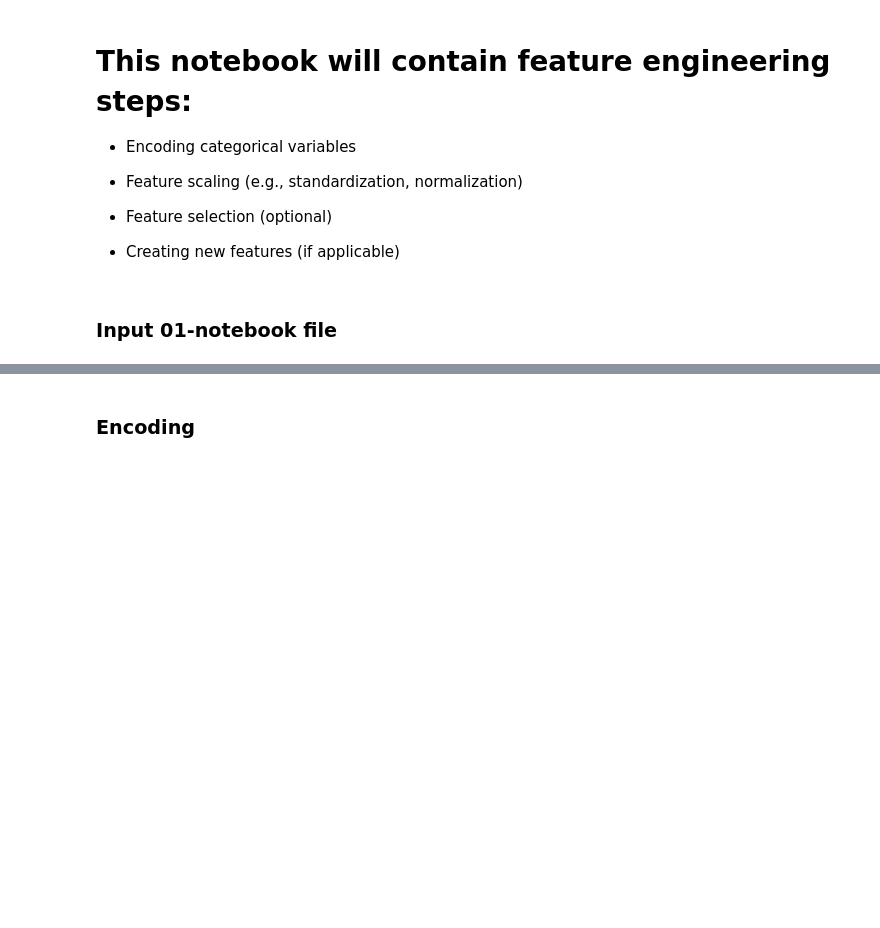
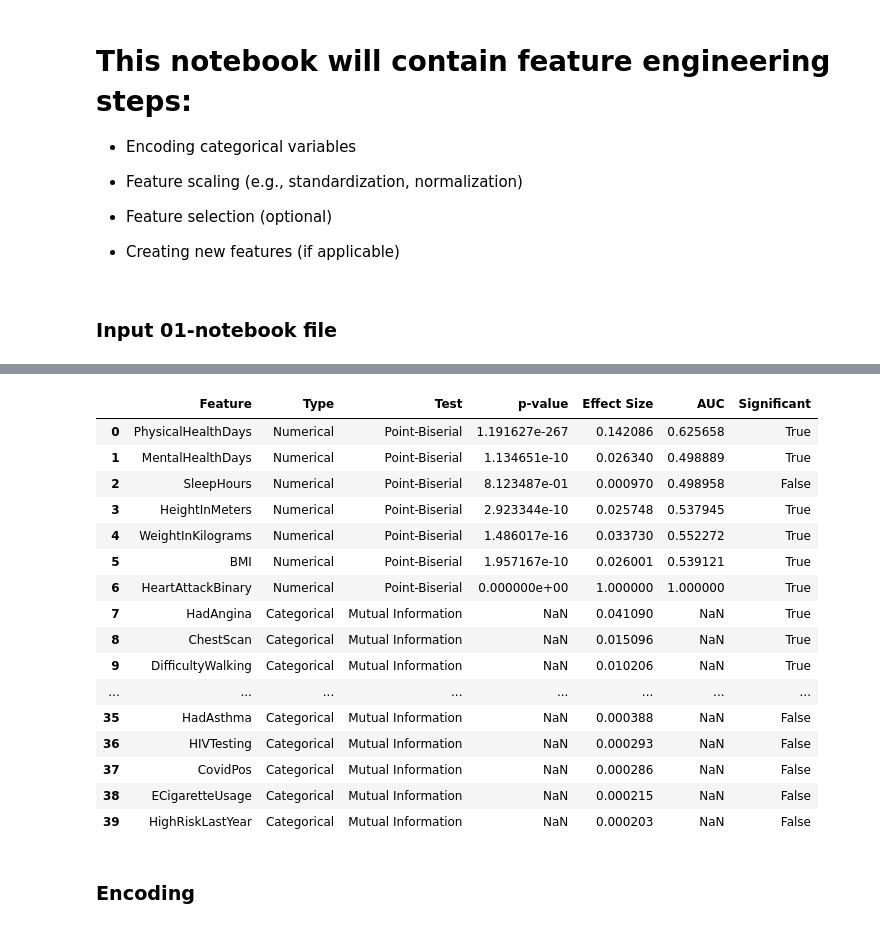
Before and after one commit to MaxChiu1122/ML-Project-with-Cathay-Life, a Jupyter notebook: notebooks/02_feature_engineering.ipynb, the cells around one changed output, grey strips where cells are left out. Drawn from its saved outputs; the diff is of its cells as text; code cells hidden in the pictures; blank space fills up the shorter version.

```diff
--- a/notebooks/02_feature_engineering.ipynb
+++ b/notebooks/02_feature_engineering.ipynb
@@ -52,3 +54,101 @@ memory usage: 145.0+ MB
+# %%
+from scipy.stats import pointbiserialr
+from sklearn.metrics import roc_auc_score
+from sklearn.feature_selection import mutual_info_classif
+
+
+# Convert binary target variable to numeric
+df["HadHeartAttack_bin"] = df["HadHeartAttack"].map({"Yes": 1, "No": 0})
+
+# Identify categorical and numerical features
+categorical_cols = df.select_dtypes(include="object").columns.drop("HadHeartAttack")
+numerical_cols = df.select_dtypes(include=["float64", "int64"]).columns.drop("HadHeartAttack_bin")
+
+results = []
+
+# Evaluate numerical features using point-biserial correlation and AUC
+for col in numerical_cols:
+    try:
+        temp = df[[col, "HadHeartAttack_bin"]].dropna()
+        if temp[col].nunique() > 1:
+            r, p_val = pointbiserialr(temp["HadHeartAttack_bin"], temp[col])
+            auc = roc_auc_score(temp["HadHeartAttack_bin"], temp[col])
+        else:
+            r, p_val, auc = np.nan, np.nan, np.nan
+    except:
+        r, p_val, auc = np.nan, np.nan, np.nan
+    results.append({
+        "Feature": col,
+        "Type": "Numerical",
+        "Test": "Point-Biserial",
+        "p-value": p_val,
+        "Effect Size": r,
+        "AUC": auc
+    })
+
+# One-hot encode categorical variables
+df_encoded = pd.get_dummies(df[categorical_cols], drop_first=True)
+mi_scores = mutual_info_classif(df_encoded, df["HadHeartAttack_bin"], discrete_features=True)
+
+# Store mutual information scores with corresponding original feature names
+mi_summary = pd.DataFrame({
+    "OneHotFeature": df_encoded.columns,
+    "Mutual Information": mi_scores
+})
+mi_summary["OriginalFeature"] = mi_summary["OneHotFeature"].apply(lambda x: x.split("_")[0])
+
+# Aggregate mutual information scores by original feature
+mi_aggregated = mi_summary.groupby("OriginalFeature").agg({
+    "Mutual Information": ["max", "mean"]
+}).reset_index()
+mi_aggregated.columns = ["Feature", "Max Mutual Info", "Avg Mutual Info"]
+mi_aggregated = mi_aggregated.sort_values("Max Mutual Info", ascending=False)
+
+# Append mutual information results to the results list
+for _, row in mi_aggregated.iterrows():
+    results.append({
+        "Feature": row["Feature"],
+        "Type": "Categorical",
+        "Test": "Mutual Information",
+        "p-value": np.nan,
+        "Effect Size": row["Max Mutual Info"],
+        "AUC": np.nan
+    })
+
+# Create final dataframe
+results_df = pd.DataFrame(results)
+
+# Determine significance
+def determine_significance(row):
+    if row["Type"] == "Numerical":
+        return row["p-value"] < 0.05 if not pd.isna(row["p-value"]) else False
+    elif row["Type"] == "Categorical":
+        return row["Effect Size"] > 0.01
+    else:
+        return False
+
+results_df["Significant"] = results_df.apply(determine_significance, axis=1)
+
+
+display(results_df)
+# %% [output]
+|  | Feature | Type | Test | p-value | Effect Size | AUC | Significant |
+| 0 | PhysicalHealthDays | Numerical | Point-Biserial | 1.191627e-267 | 0.142086 | 0.625658 | True |
+| 1 | MentalHealthDays | Numerical | Point-Biserial | 1.134651e-10 | 0.026340 | 0.498889 | True |
+| 2 | SleepHours | Numerical | Point-Biserial | 8.123487e-01 | 0.000970 | 0.498958 | False |
+| 3 | HeightInMeters | Numerical | Point-Biserial | 2.923344e-10 | 0.025748 | 0.537945 | True |
+| 4 | WeightInKilograms | Numerical | Point-Biserial | 1.486017e-16 | 0.033730 | 0.552272 | True |
+| 5 | BMI | Numerical | Point-Biserial | 1.957167e-10 | 0.026001 | 0.539121 | True |
+| 6 | HeartAttackBinary | Numerical | Point-Biserial | 0.000000e+00 | 1.000000 | 1.000000 | True |
+| 7 | HadAngina | Categorical | Mutual Information | NaN | 0.041090 | NaN | True |
+| 8 | ChestScan | Categorical | Mutual Information | NaN | 0.015096 | NaN | True |
+| 9 | DifficultyWalking | Categorical | Mutual Information | NaN | 0.010206 | NaN | True |
+| ... | ... | ... | ... | ... | ... | ... | ... |
+| 35 | HadAsthma | Categorical | Mutual Information | NaN | 0.000388 | NaN | False |
+| 36 | HIVTesting | Categorical | Mutual Information | NaN | 0.000293 | NaN | False |
+| 37 | CovidPos | Categorical | Mutual Information | NaN | 0.000286 | NaN | False |
+| 38 | ECigaretteUsage | Categorical | Mutual Information | NaN | 0.000215 | NaN | False |
+| 39 | HighRiskLastYear | Categorical | Mutual Information | NaN | 0.000203 | NaN | False |
 # %% [markdown]
 ### Encoding
 # %%
```
Also changed, not shown: parts of 3 cells of this notebook, 4 other files.
